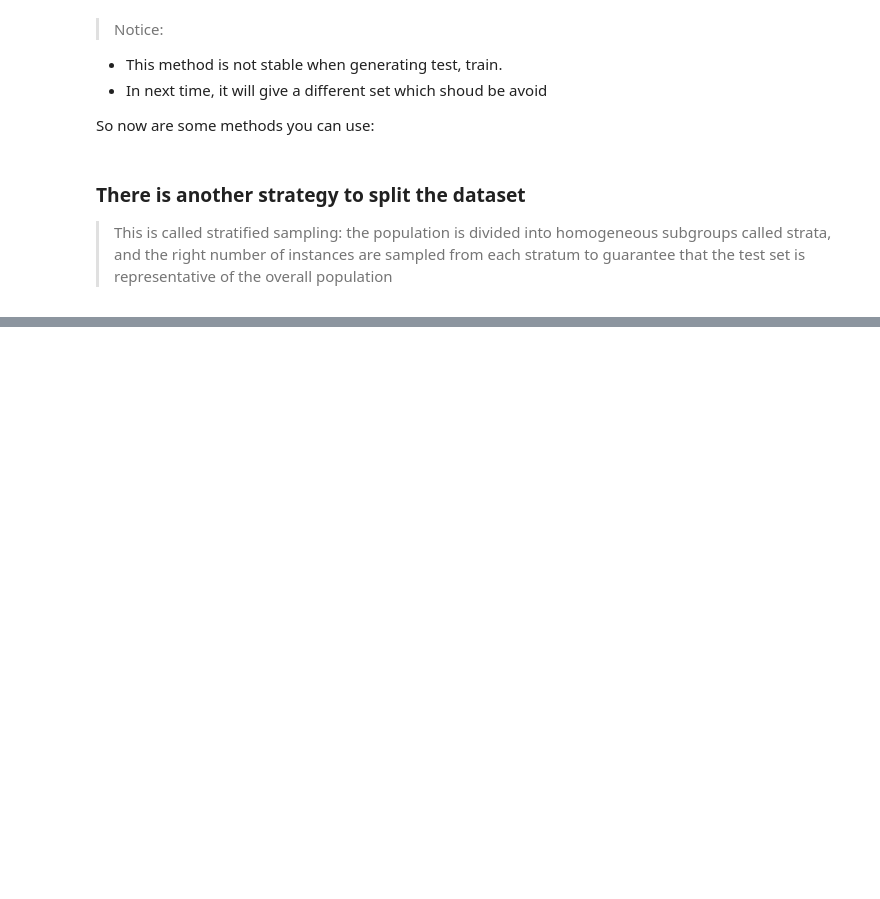
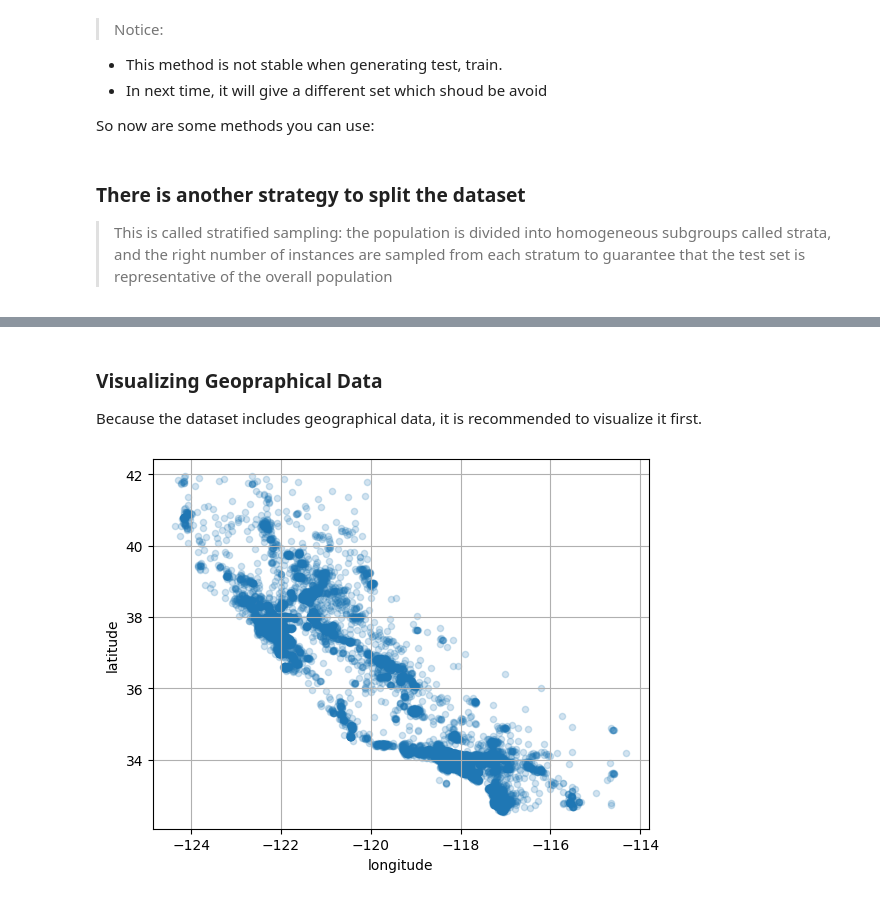
Before and after one commit to nminhquang380/housePricePrediction, a Jupyter notebook: notebook.ipynb, the cells around one changed output, grey strips where cells are left out. Saved outputs shown, nothing was run; the diff lists cells and outputs as text; code cells hidden in the pictures; blank space fills up the shorter version.

Commit message:
[ADD] Complete Visualizing and Exploring, wrap data python file into a class

```diff
--- a/notebook.ipynb
+++ b/notebook.ipynb
@@ -164,0 +169,3 @@ train_set, test_set = train_test_split(housing, test_size=0.2, random_state=42)
+# %%
+housing = train_set.copy()
+housing.info()
@@ -164,0 +190,9 @@ train_set, test_set = train_test_split(housing, test_size=0.2, random_state=42)
+# %% [markdown]
+### Visualizing Geopraphical Data
+Because the dataset includes geographical data, it is recommended to visualize it first.
+# %%
+housing.plot(kind="scatter", x="longitude", y="latitude", grid=True, alpha=0.2)
+# alpha is the level of density of the scatter
+plt.show()
+# %% [output]
+[figure, added]
```
Also changed, not shown: parts of 18 cells of this notebook, 2 other files.
